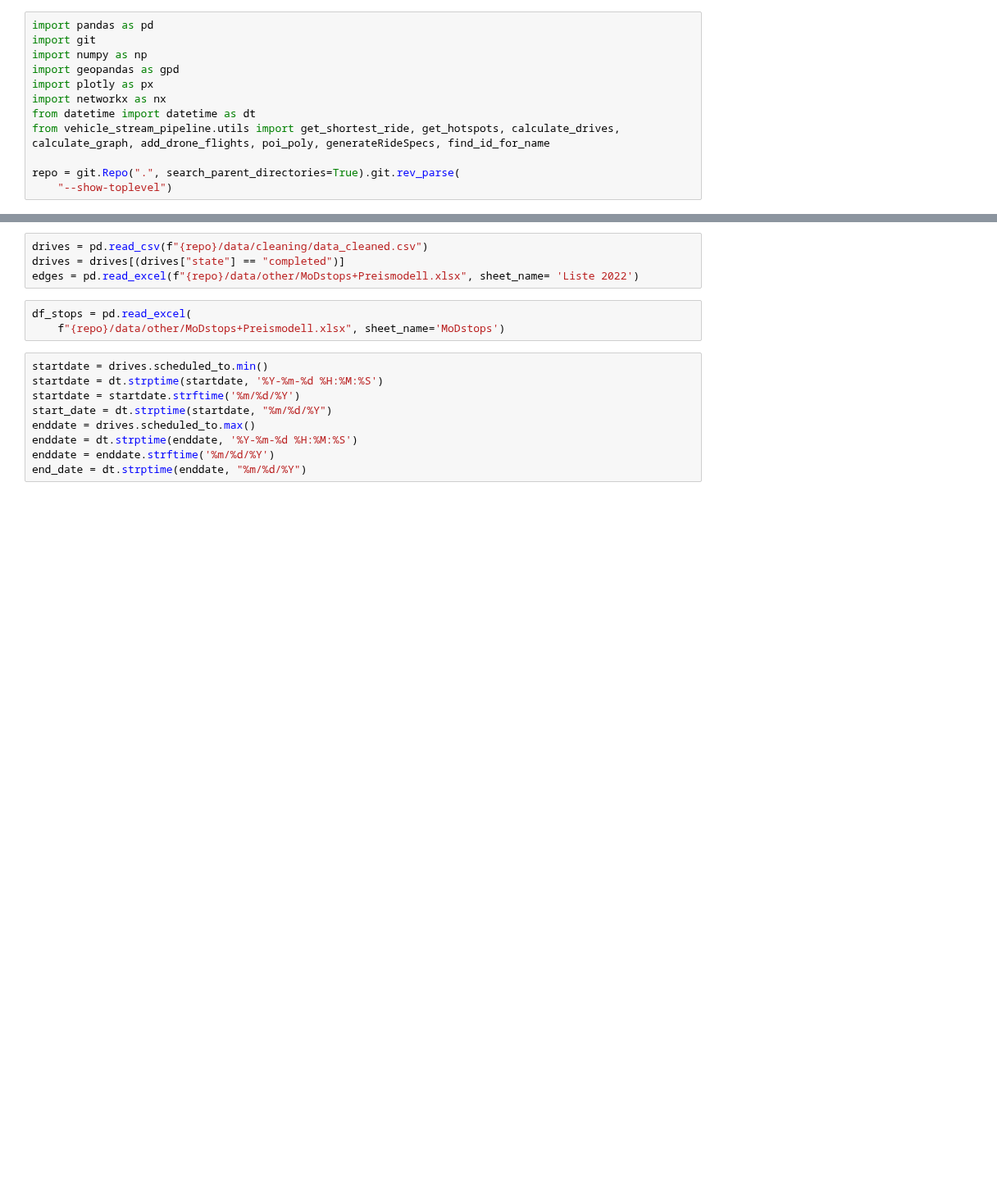
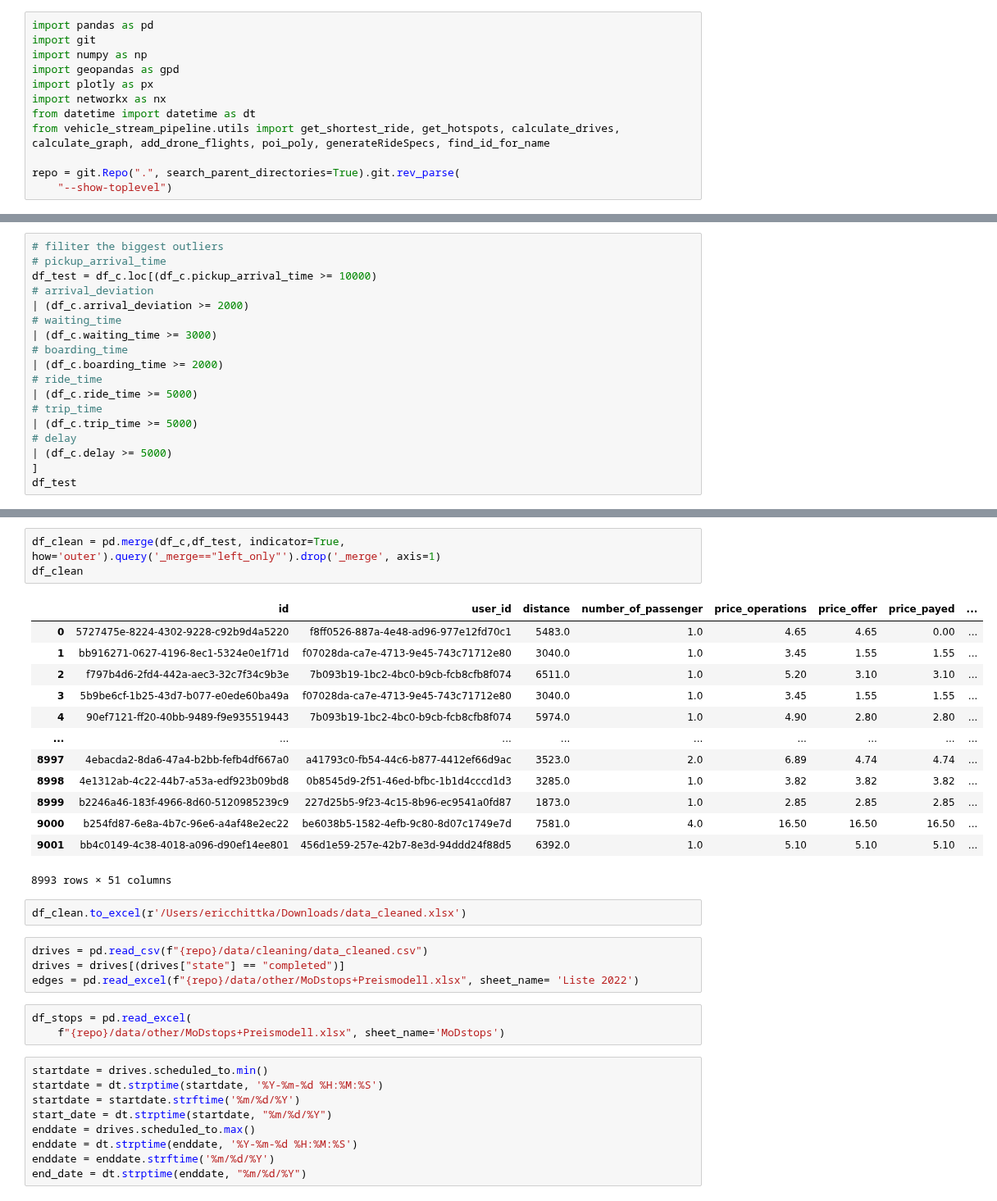
Before and after one commit to Lukas-Dierkes/vehicle-stream-team-project, a Jupyter notebook: vehicle_stream_pipeline/playground.ipynb, the cells around one changed output, grey strips where cells are left out. Shown at 82% size. Saved outputs shown, nothing was run; the diff lists cells and outputs as text; blank space fills up the shorter version.

```diff
--- a/vehicle_stream_pipeline/playground.ipynb
+++ b/vehicle_stream_pipeline/playground.ipynb
@@ -12,0 +122,18 @@ repo = git.Repo(".", search_parent_directories=True).git.rev_parse(
+# %%
+# filiter the biggest outliers
+# pickup_arrival_time
+df_test = df_c.loc[(df_c.pickup_arrival_time >= 10000)
+# arrival_deviation
+| (df_c.arrival_deviation >= 2000)
+# waiting_time
+| (df_c.waiting_time >= 3000)
+# boarding_time
+| (df_c.boarding_time >= 2000)
+# ride_time
+| (df_c.ride_time >= 5000)
+# trip_time
+| (df_c.trip_time >= 5000)
+# delay
+| (df_c.delay >= 5000)
+]
+df_test
@@ -13,3 +151,22 @@ repo = git.Repo(".", search_parent_directories=True).git.rev_parse(
+# %%
+df_clean = pd.merge(df_c,df_test, indicator=True, how='outer').query('_merge=="left_only"').drop('_merge', axis=1)
+df_clean
+# %% [output]
+|  | id | user_id | distance | number_of_passenger | price_operations | price_offer | price_payed | ... |
+| 0 | 5727475e-8224-4302-9228-c92b9d4a5220 | f8ff0526-887a-4e48-ad96-977e12fd70c1 | 5483.0 | 1.0 | 4.65 | 4.65 | 0.00 | ... |
+| 1 | bb916271-0627-4196-8ec1-5324e0e1f71d | f07028da-ca7e-4713-9e45-743c71712e80 | 3040.0 | 1.0 | 3.45 | 1.55 | 1.55 | ... |
+| 2 | f797b4d6-2fd4-442a-aec3-32c7f34c9b3e | 7b093b19-1bc2-4bc0-b9cb-fcb8cfb8f074 | 6511.0 | 1.0 | 5.20 | 3.10 | 3.10 | ... |
+| 3 | 5b9be6cf-1b25-43d7-b077-e0ede60ba49a | f07028da-ca7e-4713-9e45-743c71712e80 | 3040.0 | 1.0 | 3.45 | 1.55 | 1.55 | ... |
+| 4 | 90ef7121-ff20-40bb-9489-f9e935519443 | 7b093b19-1bc2-4bc0-b9cb-fcb8cfb8f074 | 5974.0 | 1.0 | 4.90 | 2.80 | 2.80 | ... |
+| ... | ... | ... | ... | ... | ... | ... | ... | ... |
+| 8997 | 4ebacda2-8da6-47a4-b2bb-fefb4df667a0 | a41793c0-fb54-44c6-b877-4412ef66d9ac | 3523.0 | 2.0 | 6.89 | 4.74 | 4.74 | ... |
+| 8998 | 4e1312ab-4c22-44b7-a53a-edf923b09bd8 | 0b8545d9-2f51-46ed-bfbc-1b1d4cccd1d3 | 3285.0 | 1.0 | 3.82 | 3.82 | 3.82 | ... |
+| 8999 | b2246a46-183f-4966-8d60-5120985239c9 | 227d25b5-9f23-4c15-8b96-ec9541a0fd87 | 1873.0 | 1.0 | 2.85 | 2.85 | 2.85 | ... |
+| 9000 | b254fd87-6e8a-4b7c-96e6-a4af48e2ec22 | be6038b5-1582-4efb-9c80-8d07c1749e7d | 7581.0 | 4.0 | 16.50 | 16.50 | 16.50 | ... |
+| 9001 | bb4c0149-4c38-4018-a096-d90ef14ee801 | 456d1e59-257e-42b7-8e3d-94ddd24f88d5 | 6392.0 | 1.0 | 5.10 | 5.10 | 5.10 | ... |
+8993 rows × 51 columns
+# %%
+df_clean.to_excel(r'/Users/ericchittka/Downloads/data_cleaned.xlsx')
 # %%
 drives = pd.read_csv(f"{repo}/data/cleaning/data_cleaned.csv")
 drives = drives[(drives["state"] == "completed")]
```
Also changed, not shown: parts of 28 cells of this notebook.
